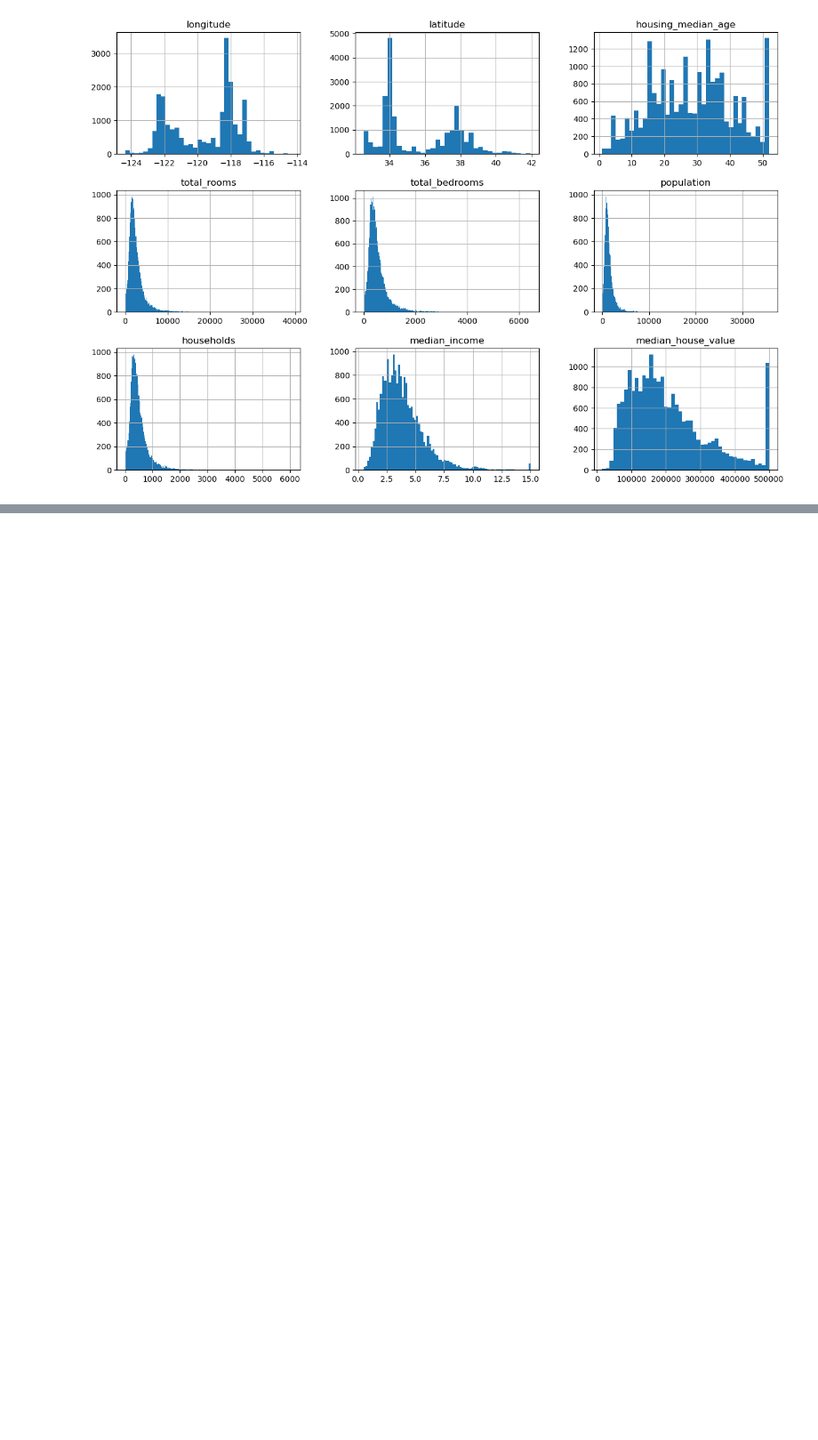
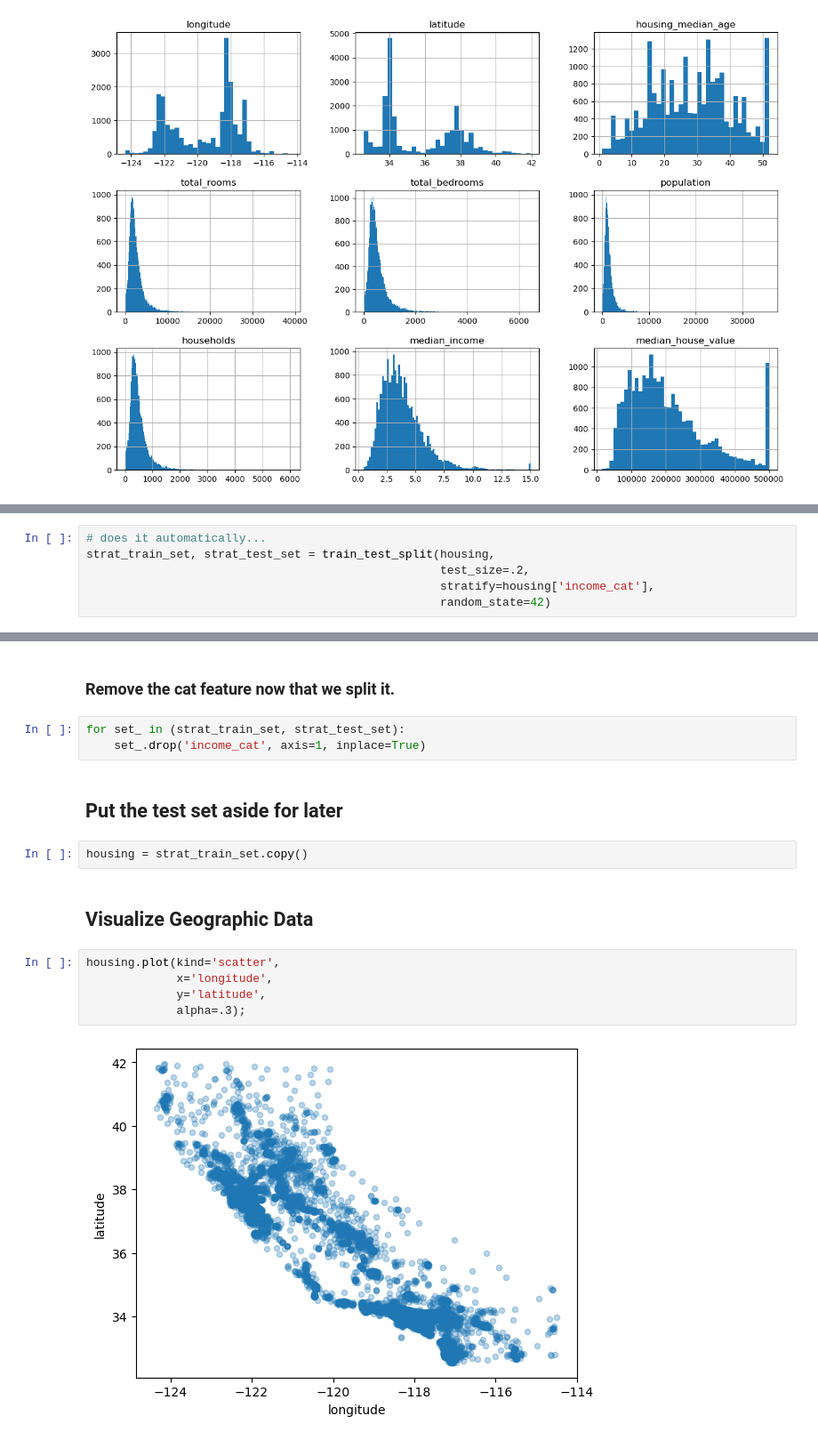
Before and after one commit to mduncan23/badal-book, a Jupyter notebook: Hands On Machine Learning.ipynb, the cells around one changed output, grey strips where cells are left out. Shown at 89% size. Saved outputs shown, nothing was run; the diff lists cells and outputs as text; blank space fills up the shorter version.

```diff
--- a/Hands On Machine Learning.ipynb
+++ b/Hands On Machine Learning.ipynb
@@ -154,0 +376,6 @@ housing.hist(bins='auto', figsize=(15,10));
+# %%
+# does it automatically...
+strat_train_set, strat_test_set = train_test_split(housing,
+                                                   test_size=.2,
+                                                   stratify=housing['income_cat'],
+                                                   random_state=42)
@@ -154,0 +402,18 @@ housing.hist(bins='auto', figsize=(15,10));
+# %% [markdown]
+### Remove the cat feature now that we split it.
+# %%
+for set_ in (strat_train_set, strat_test_set):
+    set_.drop('income_cat', axis=1, inplace=True)
+# %% [markdown]
+## Put the test set aside for later
+# %%
+housing = strat_train_set.copy()
+# %% [markdown]
+## Visualize Geographic Data
+# %%
+housing.plot(kind='scatter',
+             x='longitude',
+             y='latitude',
+             alpha=.3);
+# %% [output]
+[figure, added]
```
Also changed, not shown: parts of 45 cells of this notebook.
